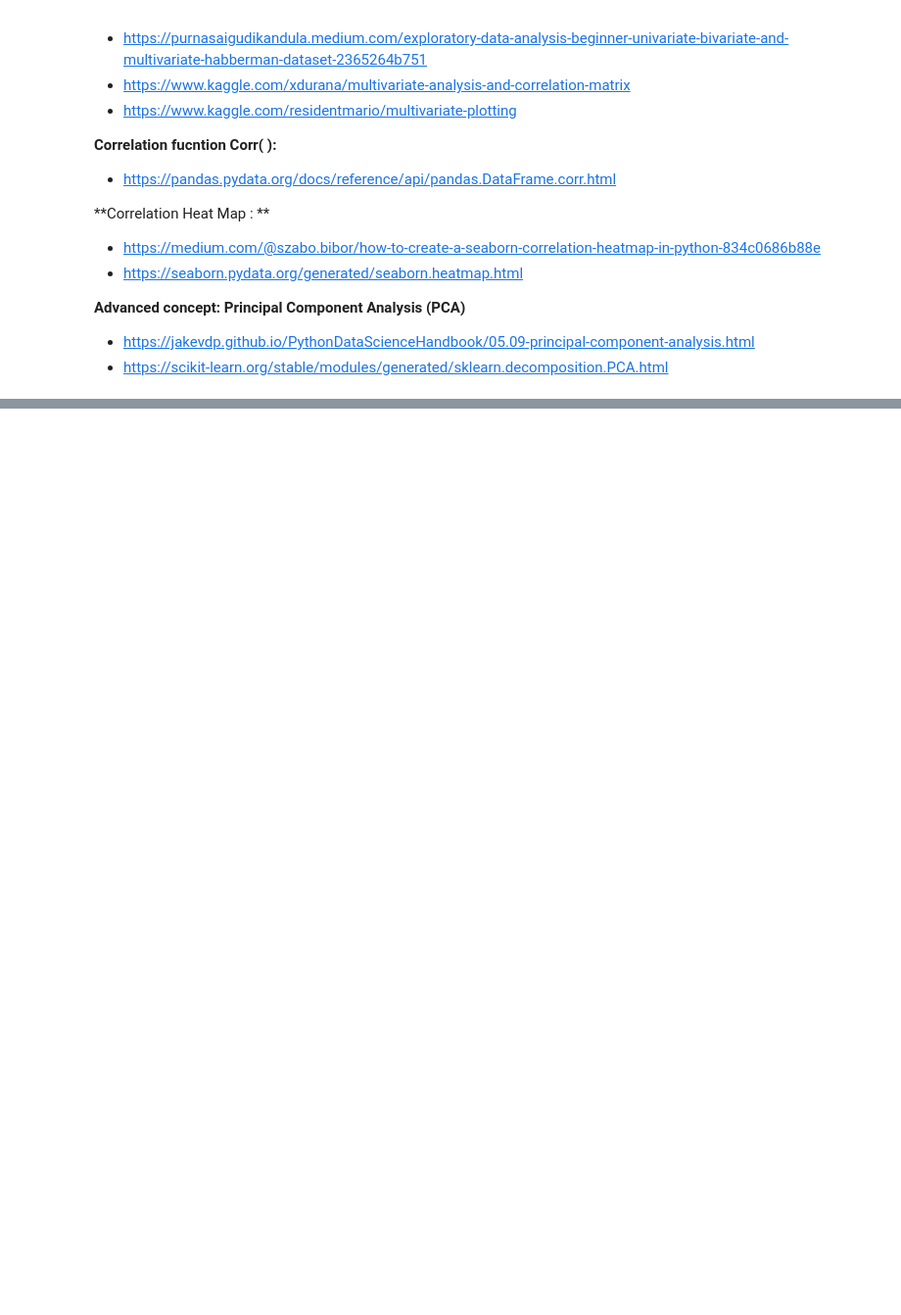
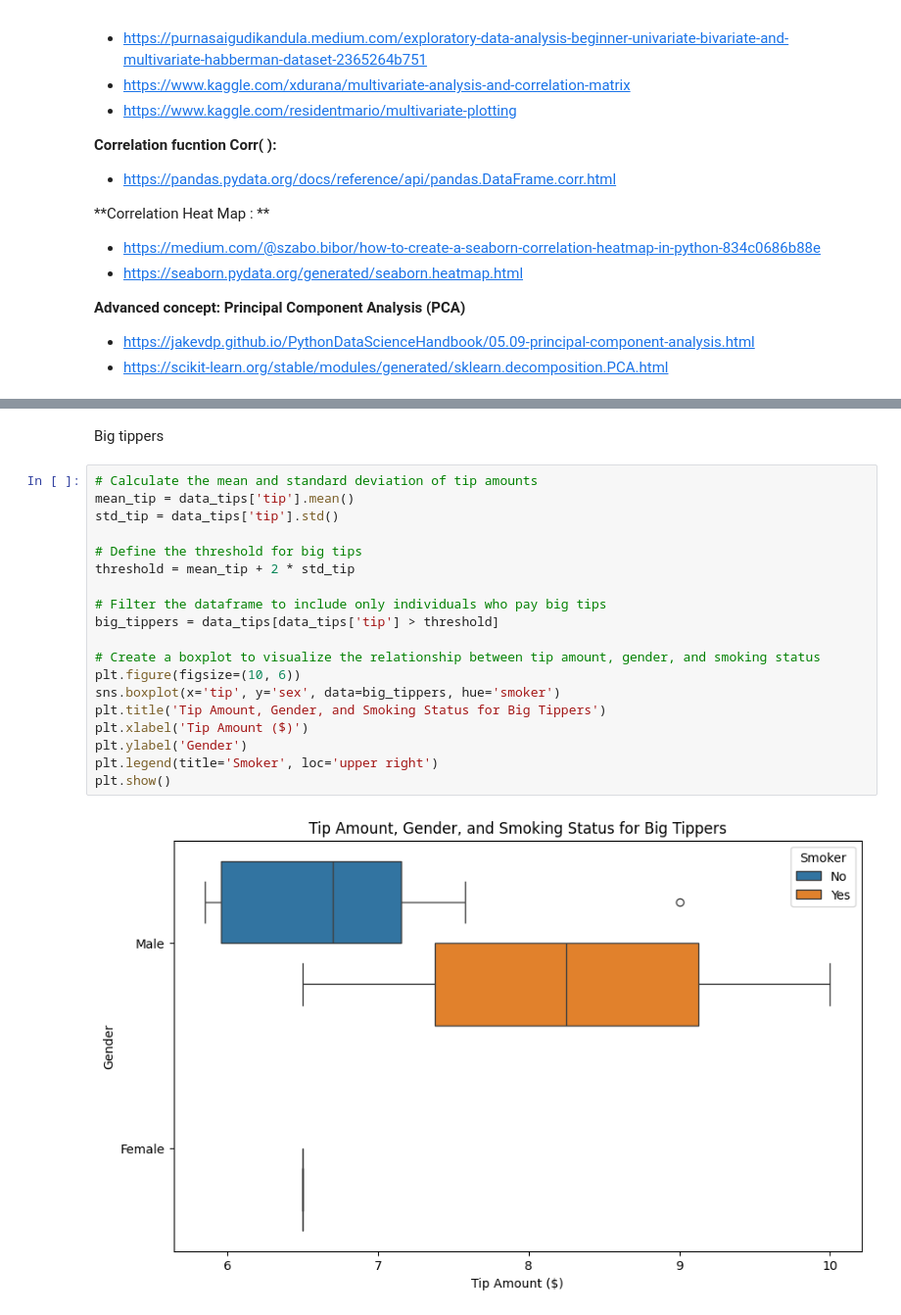
Before and after one commit to gabvyl/data-tips, a Jupyter notebook: TP_Tips.ipynb, the cells around one changed output, grey strips where cells are left out. Shown at 98% size. Drawn from its saved outputs; the diff is of its cells as text; blank space fills up the shorter version.

```diff
--- a/TP_Tips.ipynb
+++ b/TP_Tips.ipynb
@@ -1047,0 +1089,23 @@ Here are some useful links to give you some ideas.
+# %% [markdown]
+Big tippers
+# %%
+# Calculate the mean and standard deviation of tip amounts
+mean_tip = data_tips['tip'].mean()
+std_tip = data_tips['tip'].std()
+
+# Define the threshold for big tips
+threshold = mean_tip + 2 * std_tip
+
+# Filter the dataframe to include only individuals who pay big tips
+big_tippers = data_tips[data_tips['tip'] > threshold]
+
+# Create a boxplot to visualize the relationship between tip amount, gender, and smoking status
+plt.figure(figsize=(10, 6))
+sns.boxplot(x='tip', y='sex', data=big_tippers, hue='smoker')
+plt.title('Tip Amount, Gender, and Smoking Status for Big Tippers')
+plt.xlabel('Tip Amount ($)')
+plt.ylabel('Gender')
+plt.legend(title='Smoker', loc='upper right')
+plt.show()
+# %% [output]
+[figure, added]
```
Also changed, not shown: parts of 6 cells of this notebook.
